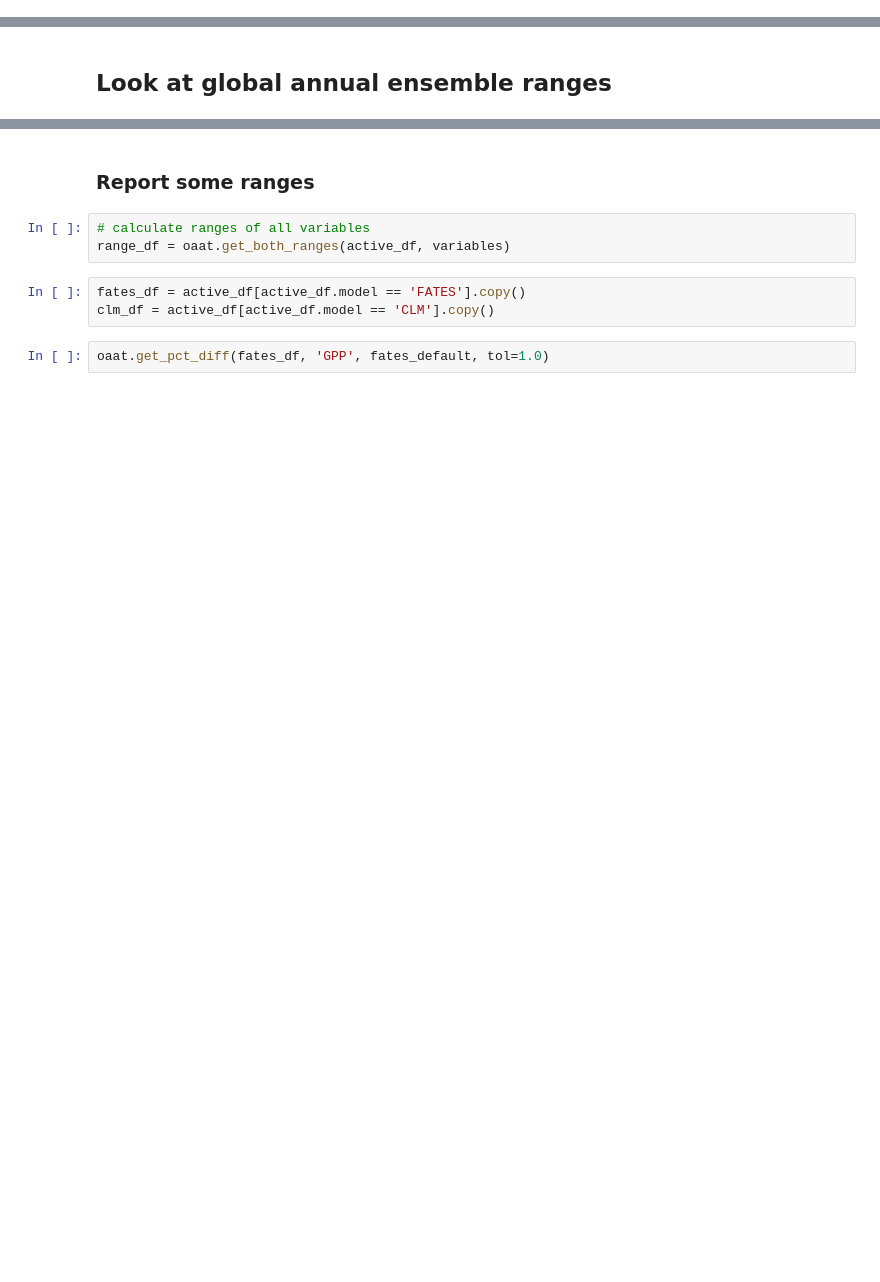
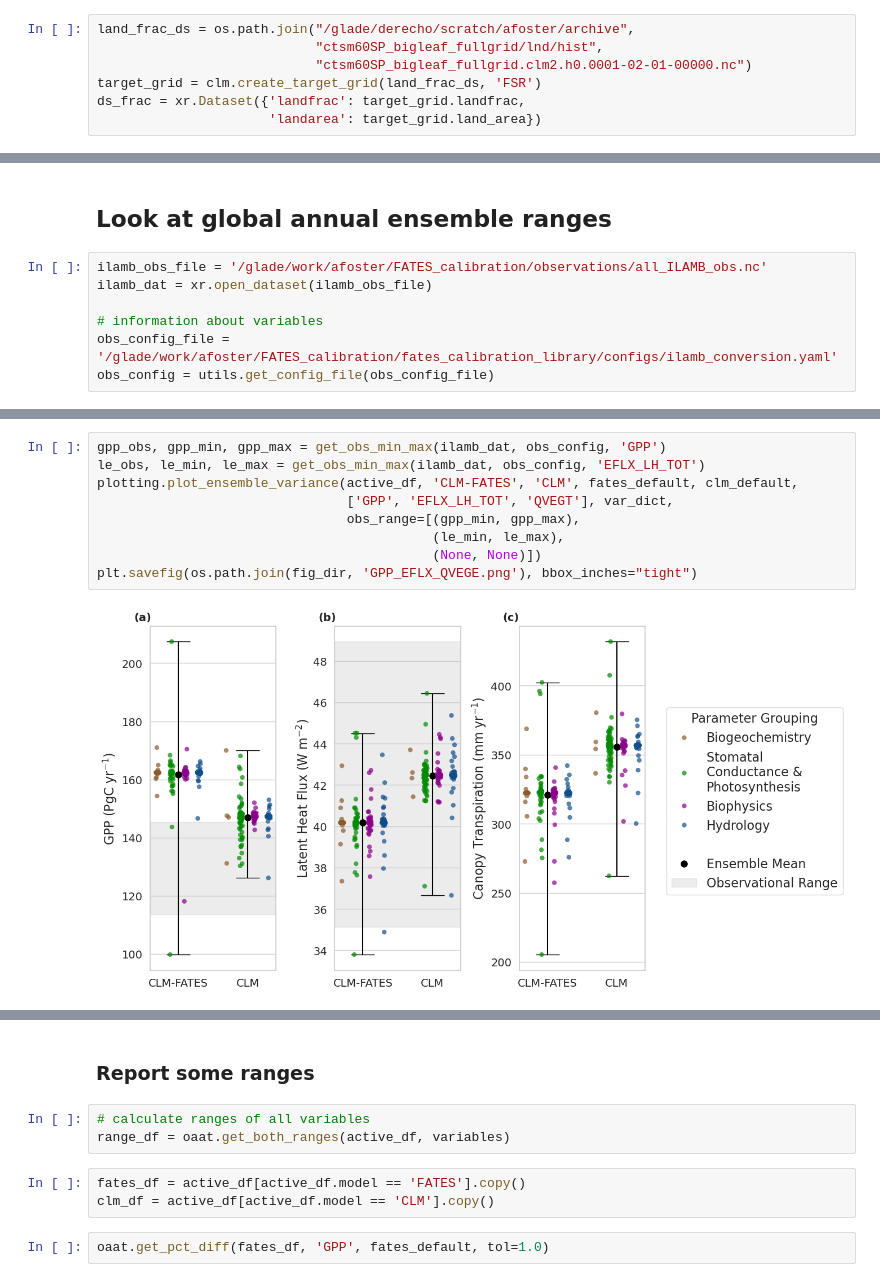
Before and after one commit to adrifoster/fates_calibration_library, a Jupyter notebook: notebooks/JAMES_2025_OAAT_Manuscript/OAAT_Mansucript.ipynb, the cells around one changed output, grey strips where cells are left out. Saved outputs shown, nothing was run; the diff lists cells and outputs as text; blank space fills up the shorter version.

```diff
--- a/notebooks/JAMES_2025_OAAT_Manuscript/OAAT_Mansucript.ipynb
+++ b/notebooks/JAMES_2025_OAAT_Manuscript/OAAT_Mansucript.ipynb
@@ -120,6 +121,13 @@ corresponding_params = {
     'xl': 'fates_rad_leaf_xl'}
 
 clm_params = list(corresponding_params.keys())
+# %%
+land_frac_ds = os.path.join("/glade/derecho/scratch/afoster/archive",
+                            "ctsm60SP_bigleaf_fullgrid/lnd/hist",
+                            "ctsm60SP_bigleaf_fullgrid.clm2.h0.0001-02-01-00000.nc")
+target_grid = clm.create_target_grid(land_frac_ds, 'FSR')
+ds_frac = xr.Dataset({'landfrac': target_grid.landfrac,
+                      'landarea': target_grid.land_area})
 # %% [markdown]
 ### Read in parameter information
 # %%
@@ -246,2 +274,9 @@ plt.savefig(os.path.join(fig_dir, 'OAAT_Parameters.png'))
 # %% [markdown]
 ## Look at global annual ensemble ranges
+# %%
+ilamb_obs_file = '/glade/work/afoster/FATES_calibration/observations/all_ILAMB_obs.nc'
+ilamb_dat = xr.open_dataset(ilamb_obs_file)
+
+# information about variables
+obs_config_file = '/glade/work/afoster/FATES_calibration/fates_calibration_library/configs/ilamb_conversion.yaml'
+obs_config = utils.get_config_file(obs_config_file)
@@ -247,0 +325,11 @@ plt.savefig(os.path.join(fig_dir, 'OAAT_Parameters.png'))
+# %%
+gpp_obs, gpp_min, gpp_max = get_obs_min_max(ilamb_dat, obs_config, 'GPP')
+le_obs, le_min, le_max = get_obs_min_max(ilamb_dat, obs_config, 'EFLX_LH_TOT')
+plotting.plot_ensemble_variance(active_df, 'CLM-FATES', 'CLM', fates_default, clm_default,
+                                ['GPP', 'EFLX_LH_TOT', 'QVEGT'], var_dict,
+                                obs_range=[(gpp_min, gpp_max),
+                                           (le_min, le_max),
+                                           (None, None)])
+plt.savefig(os.path.join(fig_dir, 'GPP_EFLX_QVEGE.png'), bbox_inches="tight")
+# %% [output]
+[figure, added]
```
Also changed, not shown: parts of 55 cells of this notebook, 18 other files.
